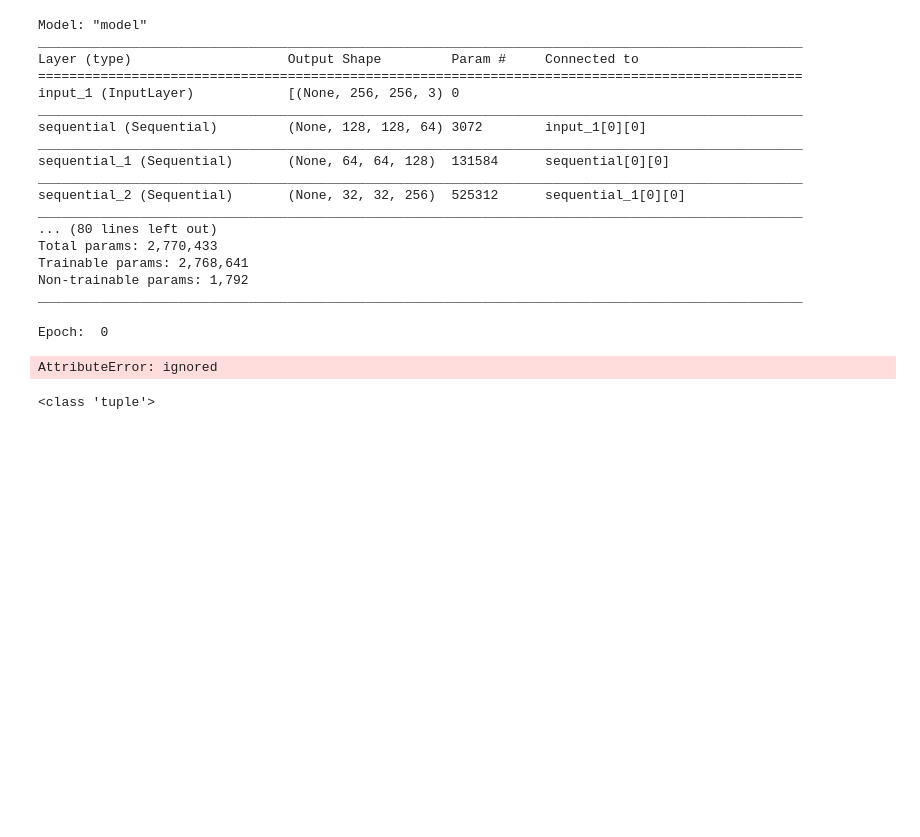
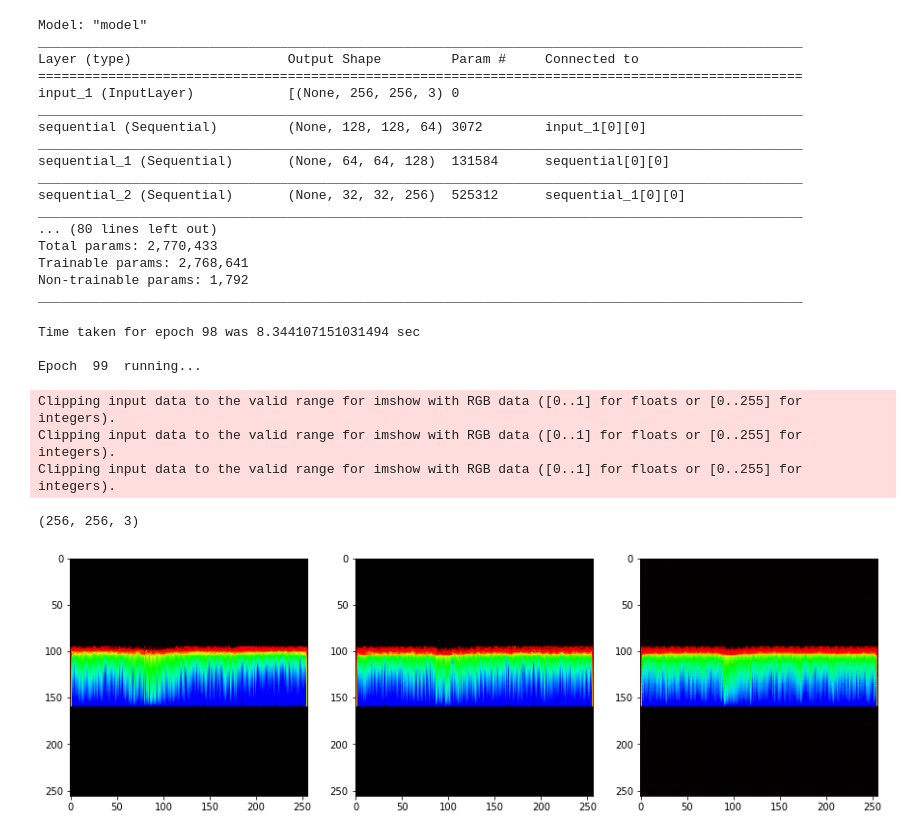
Before and after one commit to astroChance/RadNET, a Jupyter notebook: DCGAN_Model_working.ipynb, the cells around one changed output. Drawn from its saved outputs; the diff is of its cells as text; code cells hidden in the pictures; blank space fills up the shorter version.

```diff
--- a/DCGAN_Model_working.ipynb
+++ b/DCGAN_Model_working.ipynb
@@ -819,16 +850,13 @@ def fit(train_ds, epochs):
 
 checkpoint.restore(tf.train.latest_checkpoint(checkpoint_dir))
 # %%
-EPOCHS = 15
+EPOCHS = 100
 
 fit(train_dataset3d, train_dataset2d, EPOCHS)
 # %% [output]
-Epoch:  0
+Time taken for epoch 98 was 8.344107151031494 sec
+
+Epoch  99  running...
-AttributeError: ignored
-# %%
-print(type(train_dataset))
-# %% [output]
-<class 'tuple'>
 # %%
 def generate_images(model, test_input, tar):
   prediction = model(test_input, training=False)
@@ -850,3 +878,30 @@ def generate_images(model, test_input, tar):
 
 for inp, tar in test_dataset.take(5):
   generate_images(generator, inp, tar)
+# %%
+#Test an output
+
+idx=50
+
+im3d = ThreeDImages[idx]
+im3d = load_image_train(im3d)
+testing = np.expand_dims(im3d, axis=0)
+model_test = generator.predict(testing)
+model_test = np.squeeze(model_test)
+print(model_test.shape)
+
+im2d = TwoDImages[idx]
+im2d = load_image_train(im2d)
+
+
+fig, ax = plt.subplots(1,3, figsize=(15,5))
+ax[0].imshow(im3d)
+ax[1].imshow(im2d)
+ax[2].imshow(model_test)
+plt.show()
+# %% [output]
+Clipping input data to the valid range for imshow with RGB data ([0..1] for floats or [0..255] for integers).
+Clipping input data to the valid range for imshow with RGB data ([0..1] for floats or [0..255] for integers).
+Clipping input data to the valid range for imshow with RGB data ([0..1] for floats or [0..255] for integers).
+(256, 256, 3)
+[figure, added]
```
Also changed, not shown: parts of 4 cells of this notebook.
